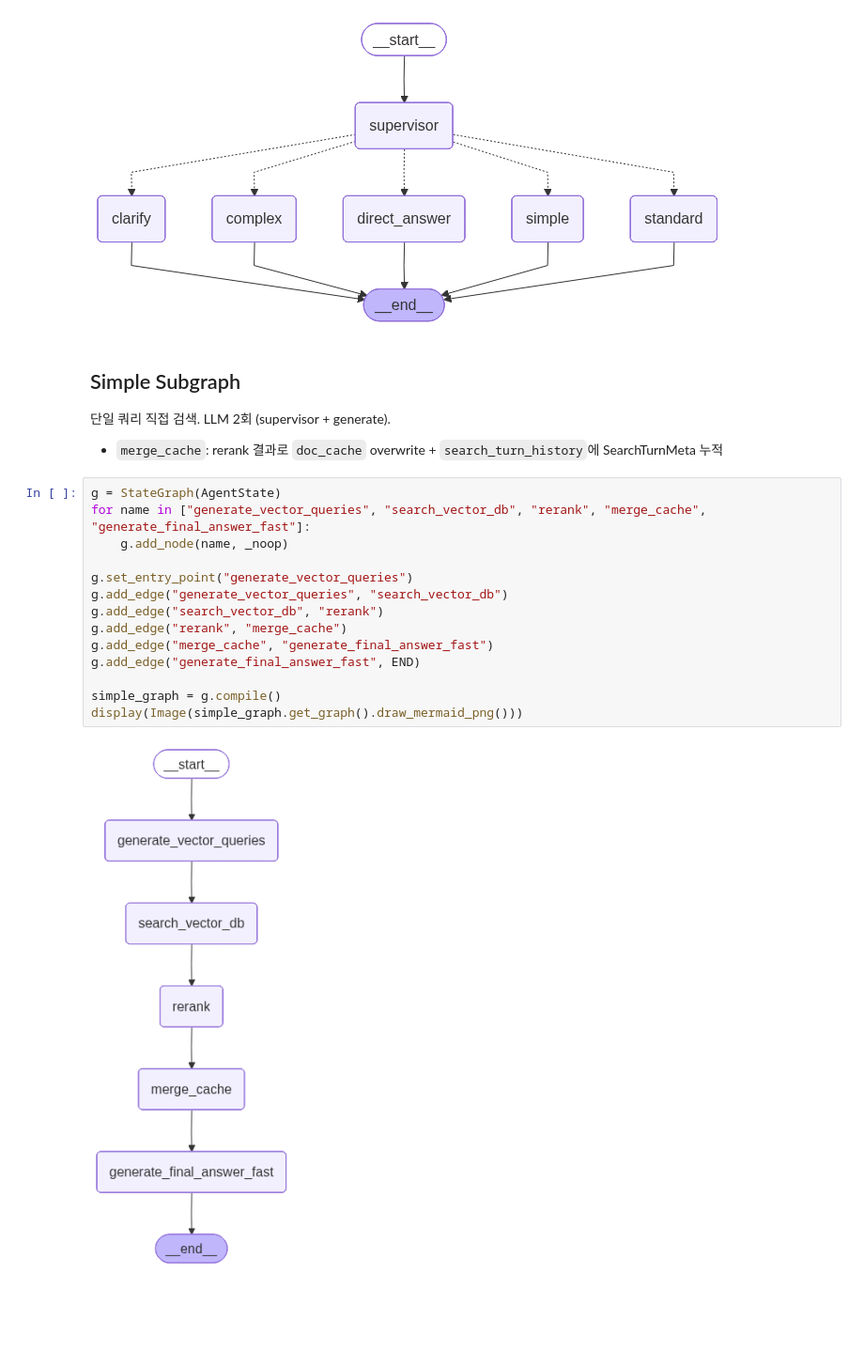
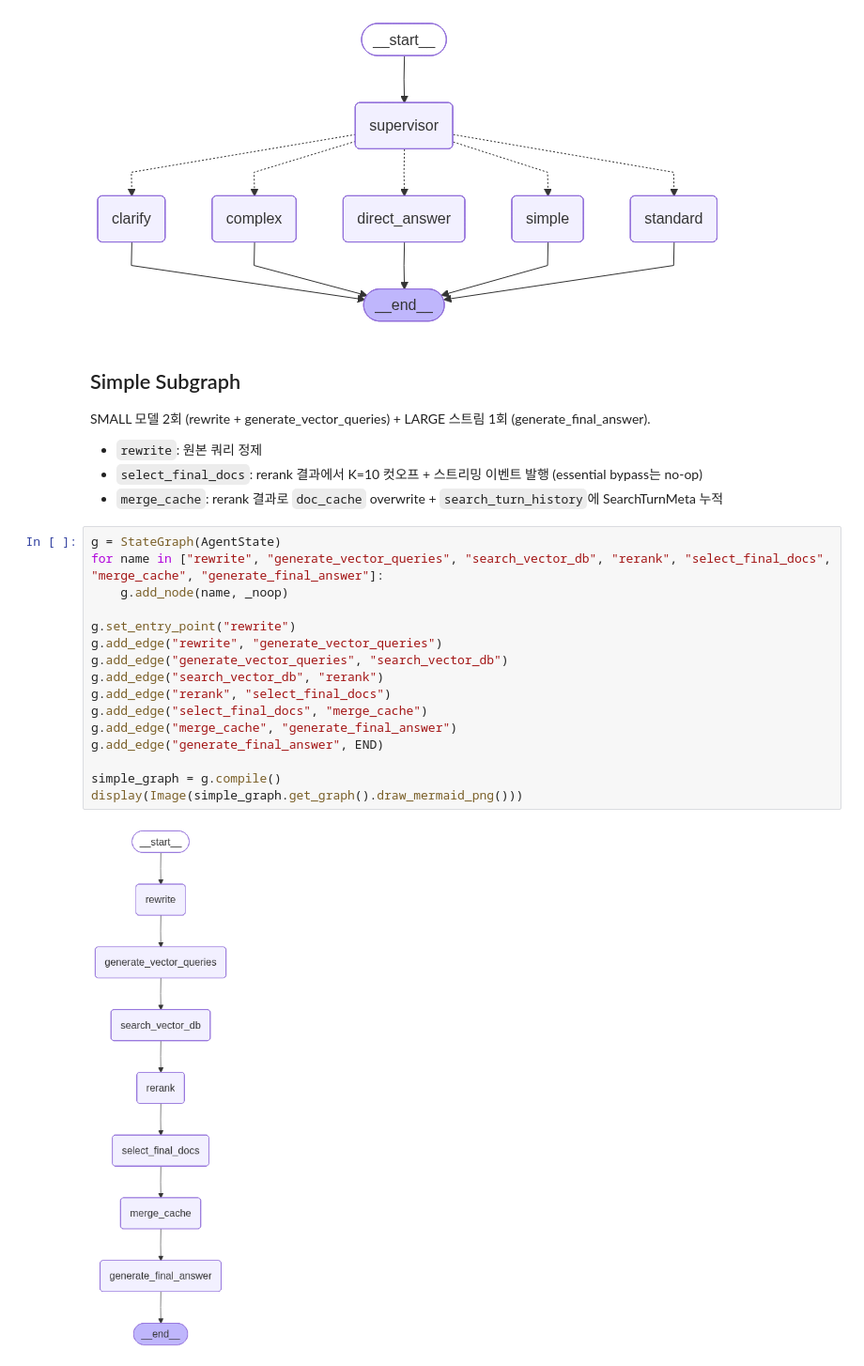
Before and after one commit to TeamCatchUp/catch-up, a Jupyter notebook: backend/notebook/rag_graph_image.ipynb, the cells around one changed output. Shown at 94% size. Saved outputs shown, nothing was run; the diff lists cells and outputs as text; blank space fills up the shorter version.

```diff
--- a/backend/notebook/rag_graph_image.ipynb
+++ b/backend/notebook/rag_graph_image.ipynb
@@ -41,25 +41,29 @@ display(Image(main_graph.get_graph().draw_mermaid_png()))
 # %% [markdown]
 ## Simple Subgraph
 
-단일 쿼리 직접 검색. LLM 2회 (supervisor + generate).
+SMALL 모델 2회 (rewrite + generate_vector_queries) + LARGE 스트림 1회 (generate_final_answer).
 
+- `rewrite`: 원본 쿼리 정제
+- `select_final_docs`: rerank 결과에서 K=10 컷오프 + 스트리밍 이벤트 발행 (essential bypass는 no-op)
 - `merge_cache`: rerank 결과로 `doc_cache` overwrite + `search_turn_history`에 SearchTurnMeta 누적
 # %%
 g = StateGraph(AgentState)
-for name in ["generate_vector_queries", "search_vector_db", "rerank", "merge_cache", "generate_final_answer_fast"]:
+for name in ["rewrite", "generate_vector_queries", "search_vector_db", "rerank", "select_final_docs", "merge_cache", "generate_final_answer"]:
     g.add_node(name, _noop)
 
-g.set_entry_point("generate_vector_queries")
+g.set_entry_point("rewrite")
+g.add_edge("rewrite", "generate_vector_queries")
 g.add_edge("generate_vector_queries", "search_vector_db")
 g.add_edge("search_vector_db", "rerank")
-g.add_edge("rerank", "merge_cache")
-g.add_edge("merge_cache", "generate_final_answer_fast")
-g.add_edge("generate_final_answer_fast", END)
+g.add_edge("rerank", "select_final_docs")
+g.add_edge("select_final_docs", "merge_cache")
+g.add_edge("merge_cache", "generate_final_answer")
+g.add_edge("generate_final_answer", END)
 
 simple_graph = g.compile()
 display(Image(simple_graph.get_graph().draw_mermaid_png()))
 # %% [output]
-[figure, old version]
+[figure, new version]
 # %% [markdown]
 ## Standard ReAct Subgraph
 
```
Also changed, not shown: parts of 4 cells of this notebook.
